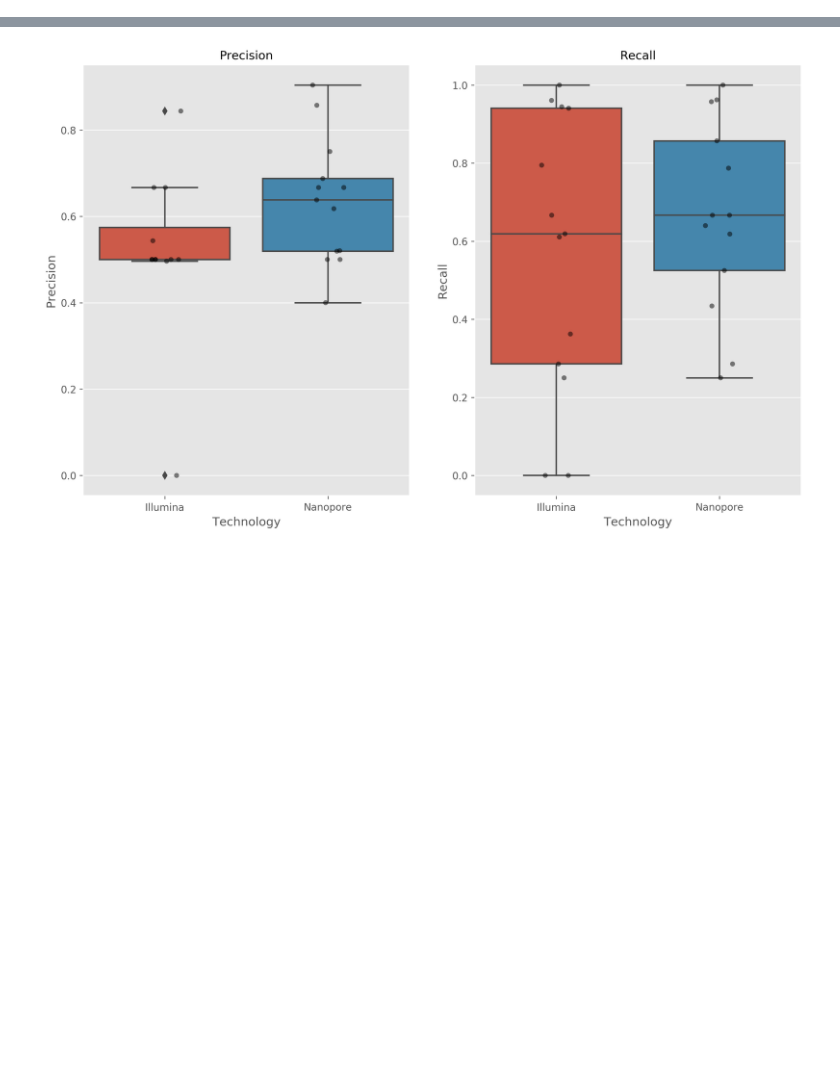
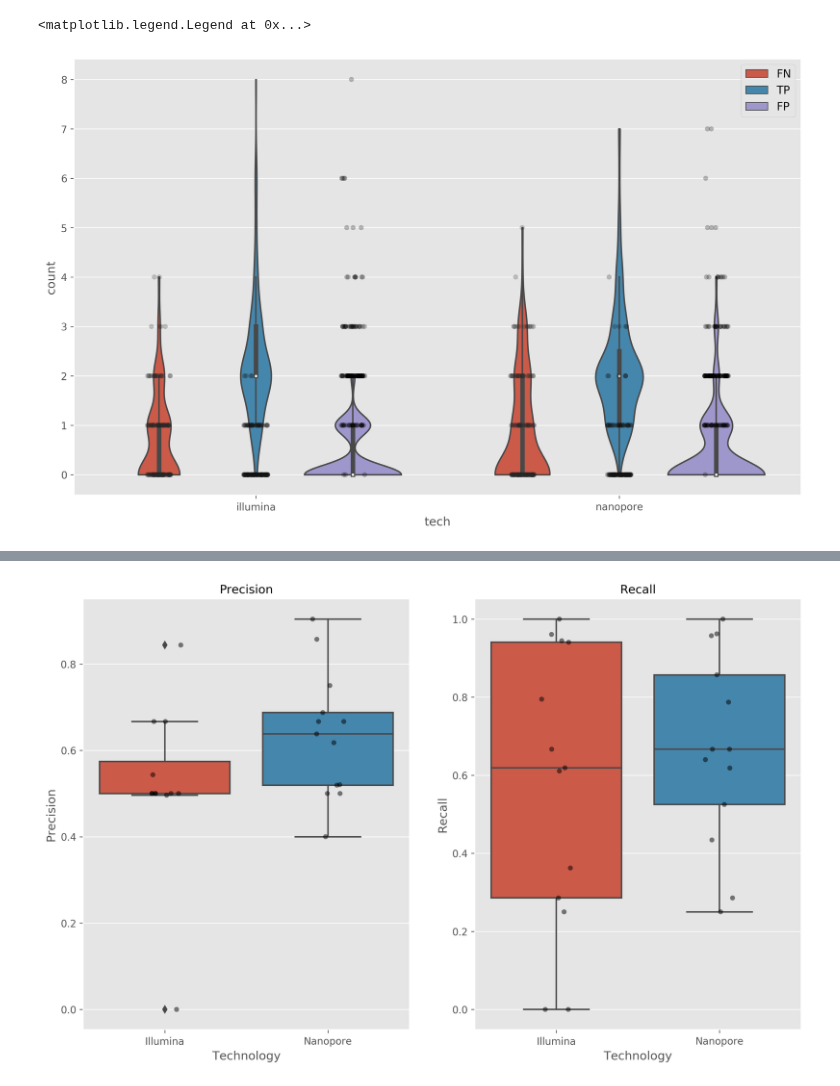
Before and after one commit to mbhall88/head_to_head_pipeline, a Jupyter notebook: analysis/resistance_prediction/workflow/notebooks/novel_variant_analysis.ipynb, the cells around one changed output, grey strips where cells are left out. Cells and saved outputs as stored; diff of their text form; code cells hidden in the pictures; blank space fills up the shorter version.

```diff
--- a/analysis/resistance_prediction/workflow/notebooks/novel_variant_analysis.ipynb
+++ b/analysis/resistance_prediction/workflow/notebooks/novel_variant_analysis.ipynb
@@ -185,0 +153,30 @@ def is_indel(v):
+# %%
+for tvcf, qvcf in missing_pair_vcfs:
+    data = []
+    sample = qvcf.name.split(".")[0]
+    tech = qvcf.parts[-3]
+    for var in VCF(tvcf):
+        if var.FILTER is not None or (skip_indels and is_indel(var)):
+            continue
+        data.append((var.CHROM, "FN", 1))
+
+    for var in VCF(qvcf):
+        if var.FILTER is not None or (skip_indels and is_indel(var)):
+            continue
+        data.append((var.CHROM, "FP", 1))
+
+    d = pd.DataFrame(data, columns=["gene", "classification", "count"])
+    d["sample"] = sample
+    d["tech"] = tech
+    classification_dfs.append(d)
+# %%
+df = pd.concat(classification_dfs)
+# %%
+#add a count of 0 for every combination
+from itertools import product
+empty = []
+for g, c, t, s in product(set(df.gene), set(df.classification), set(df.tech), set(df["sample"])):
+    row = (g, c, 0, s, t)
+    empty.append(row)
+
+df = pd.concat([df, pd.DataFrame(empty, columns=["gene", "classification", "count", "sample", "tech"])])
@@ -185,0 +224,3 @@ def is_indel(v):
+# %%
+counts = df.drop(columns=["gene"]).groupby(["sample", "tech", "classification"]).sum().reset_index()
+counts
@@ -185,0 +241,14 @@ def is_indel(v):
+# %%
+hue_order = ["FN", "TP", "FP"]
+fig, ax = plt.subplots(figsize=FIGSIZE, dpi=DPI)
+x = "tech"
+y = "count"
+hue = "classification"
+sns.violinplot(data=counts, x=x, y=y, hue=hue, cut=0, hue_order=hue_order)
+sns.stripplot(data=counts, x=x, y=y, hue=hue, dodge=True, jitter=True, color="black", alpha=0.25)
+
+leghandles, leglabels = ax.get_legend_handles_labels()
+ax.legend(leghandles[:-3], leglabels[:-3], loc="best", prop={"size": 11})
+# %% [output]
+<matplotlib.legend.Legend at 0x...>
+[figure, added]
```
Also changed, not shown: parts of 28 cells of this notebook, 3 other files.
